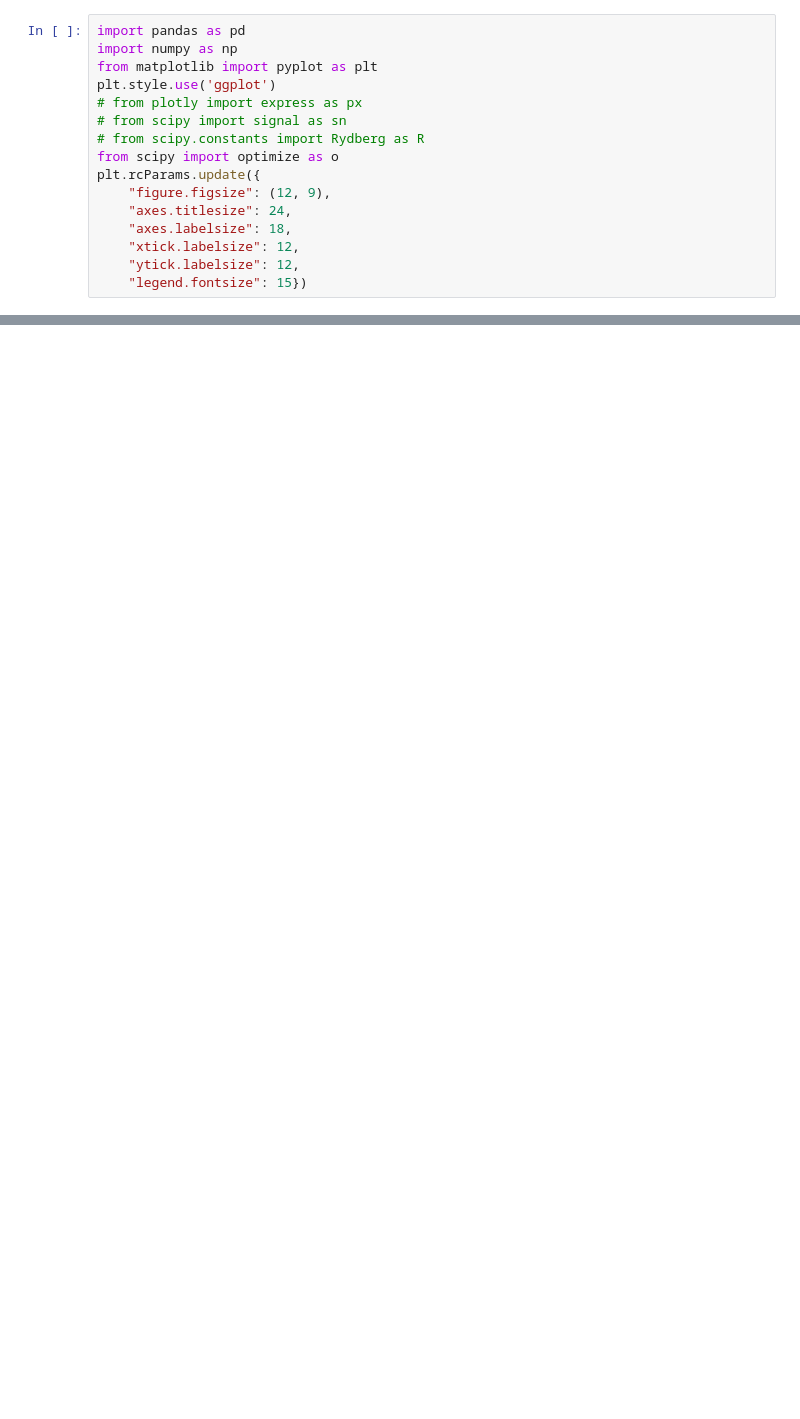
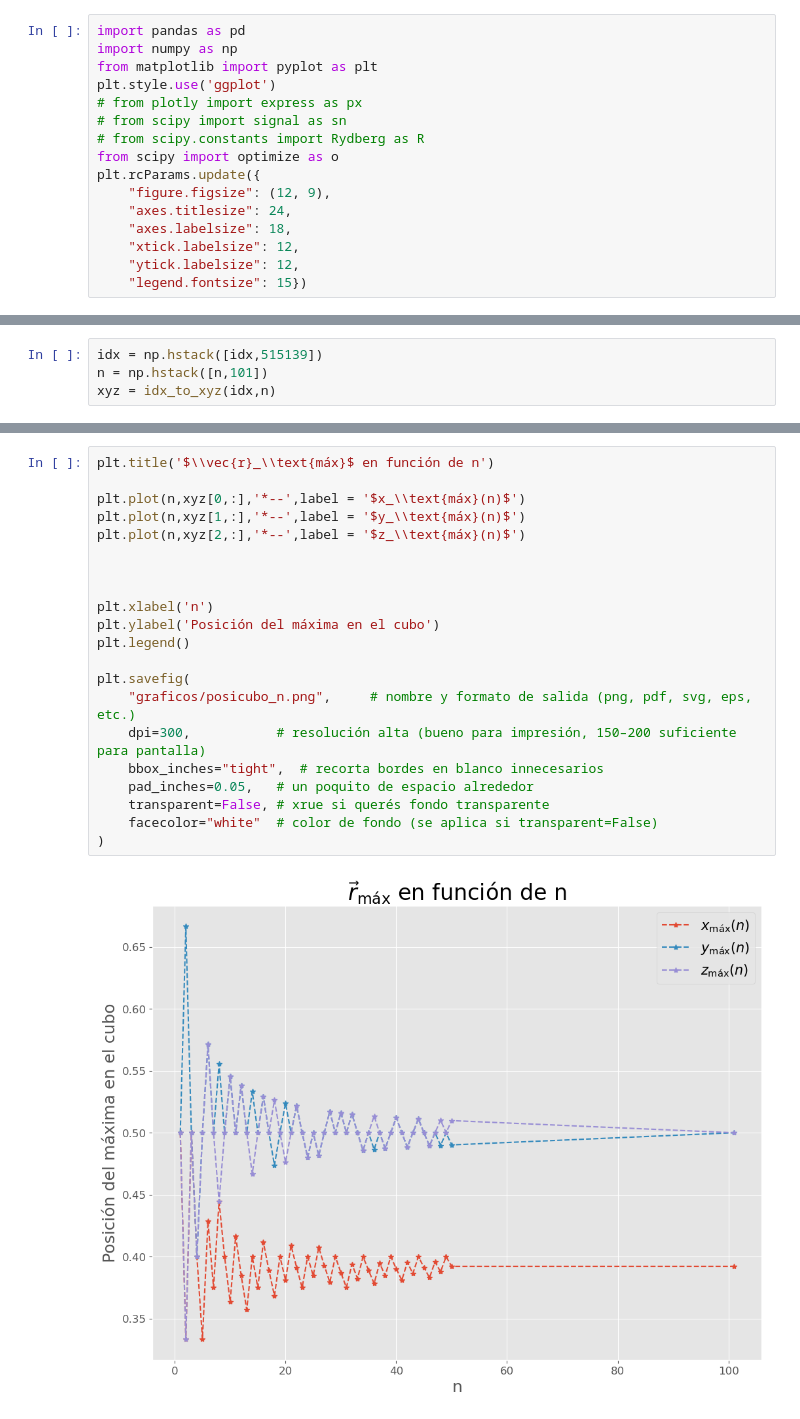
Before and after one commit to citricfruitsenjoyer/IB_TP_1_met_num_Lopez_Guinart, a Jupyter notebook: graficubo_en_func_n.ipynb, the cells around one changed output, grey strips where cells are left out. Cells and saved outputs as stored; diff of their text form; blank space fills up the shorter version.

```diff
--- a/graficubo_en_func_n.ipynb
+++ b/graficubo_en_func_n.ipynb
@@ -64,0 +87,4 @@ plt.savefig(
+# %%
+idx = np.hstack([idx,515139])
+n = np.hstack([n,101])
+xyz = idx_to_xyz(idx,n)
@@ -64,0 +99,23 @@ plt.savefig(
+# %%
+plt.title('$\\vec{r}_\\text{máx}$ en función de n')
+
+plt.plot(n,xyz[0,:],'*--',label = '$x_\\text{máx}(n)$')
+plt.plot(n,xyz[1,:],'*--',label = '$y_\\text{máx}(n)$')
+plt.plot(n,xyz[2,:],'*--',label = '$z_\\text{máx}(n)$')
+
+
+
+plt.xlabel('n')
+plt.ylabel('Posición del máxima en el cubo')
+plt.legend()
+
+plt.savefig(
+    "graficos/posicubo_n.png",     # nombre y formato de salida (png, pdf, svg, eps, etc.)
+    dpi=300,           # resolución alta (bueno para impresión, 150–200 suficiente para pantalla)
+    bbox_inches="tight",  # recorta bordes en blanco innecesarios
+    pad_inches=0.05,   # un poquito de espacio alrededor
+    transparent=False, # xrue si querés fondo transparente
+    facecolor="white"  # color de fondo (se aplica si transparent=False)
+)
+# %% [output]
+[figure, added]
```
Also changed, not shown: parts of 9 cells of this notebook, 16 other files.
